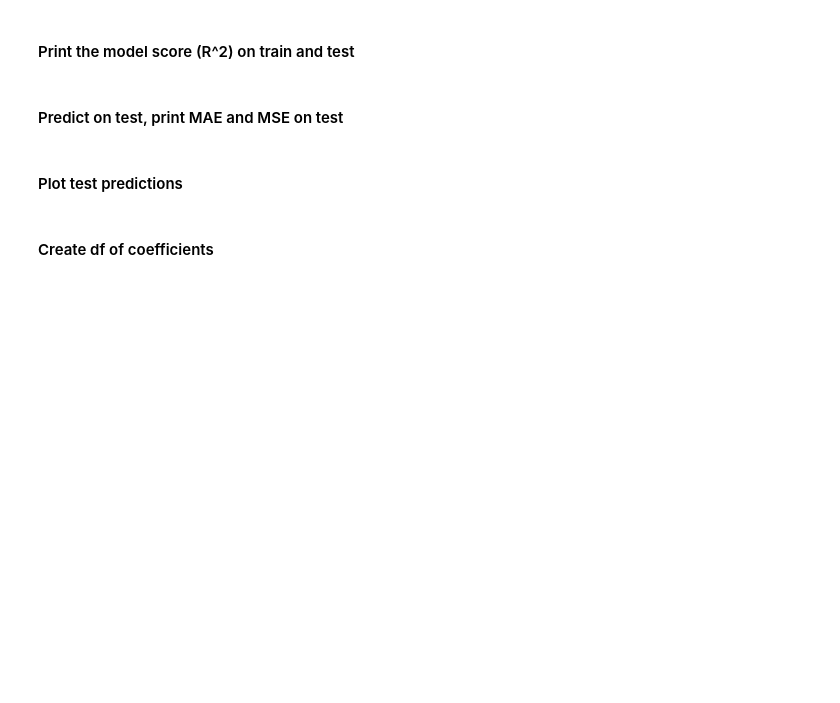
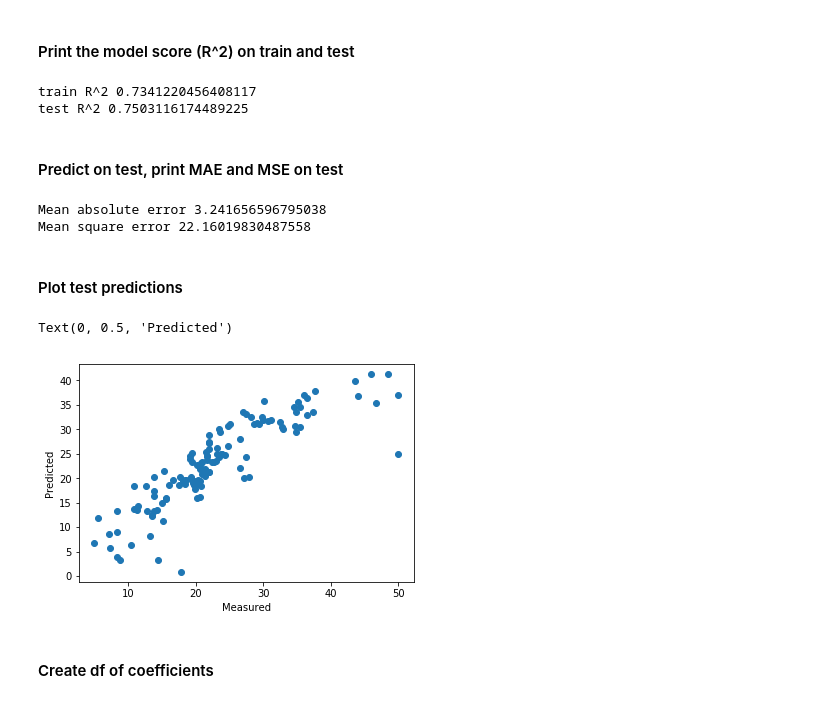
Before and after one commit to rjaffk/tensorby, a Jupyter notebook: lecture_regression/regression_boston.ipynb, the cells around one changed output. Drawn from its saved outputs; the diff is of its cells as text; code cells hidden in the pictures; blank space fills up the shorter version.

```diff
--- a/lecture_regression/regression_boston.ipynb
+++ b/lecture_regression/regression_boston.ipynb
@@ -84,6 +88,6 @@ bostondf.describe()
 # %% [markdown]
 #### Fit a model on train
 # %%
-# from sklearn.linear_model import ...
-# lr = ...
-# lr
+from sklearn.linear_model import LinearRegression
+lr = LinearRegression()
+lr
@@ -95,0 +97,2 @@ bostondf.describe()
+# %%
+lr.fit(Xtrain, ytrain)
@@ -101,7 +133,10 @@ bostondf.describe()
 # %% [markdown]
 #### Print the model score (R^2) on train and test
 # %%
-# print('train R^2', lr.score(...))
-# print('test R^2', lr.score(...))
+print('train R^2', lr.score(Xtrain, ytrain))
+print('test R^2', lr.score(Xtest, ytest))
+# %% [output]
+train R^2 0.7341220456408117
+test R^2 0.7503116174489225
 # %% [markdown]
 #### Predict on test, print MAE and MSE on test
@@ -113,12 +146,20 @@ bostondf.describe()
+# %%
+ytest_pred =  lr.predict(Xtest)
 # %%
-# print("Mean absolute error", ...)
-# print("Mean square error", ...)
+print("Mean absolute error", mean_absolute_error(ytest, ytest_pred))
+print("Mean square error", mean_squared_error(ytest, ytest_pred))
+# %% [output]
+Mean absolute error 3.241656596795038
+Mean square error 22.16019830487558
 # %% [markdown]
 #### Plot test predictions
 # %%
-# plt.scatter(ytest, ytest_pred)
-# plt.xlabel('Measured')
-# plt.ylabel('Predicted')
+plt.scatter(ytest, ytest_pred)
+plt.xlabel('Measured')
+plt.ylabel('Predicted')
+# %% [output]
+Text(0, 0.5, 'Predicted')
+[figure, added]
 # %% [markdown]
 #### Create df of coefficients
 # %%
```
Also changed, not shown: parts of 25 cells of this notebook, 2 other files.
